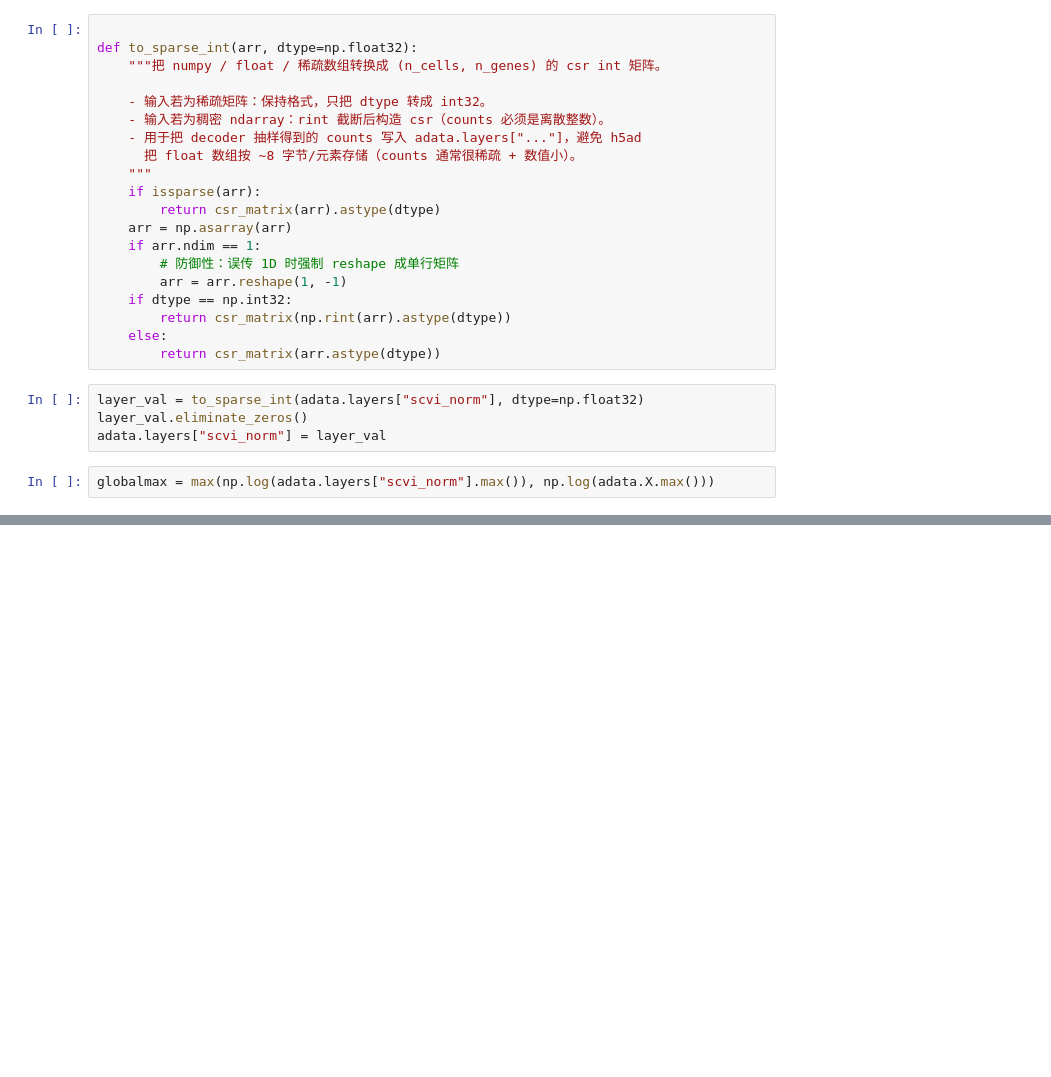
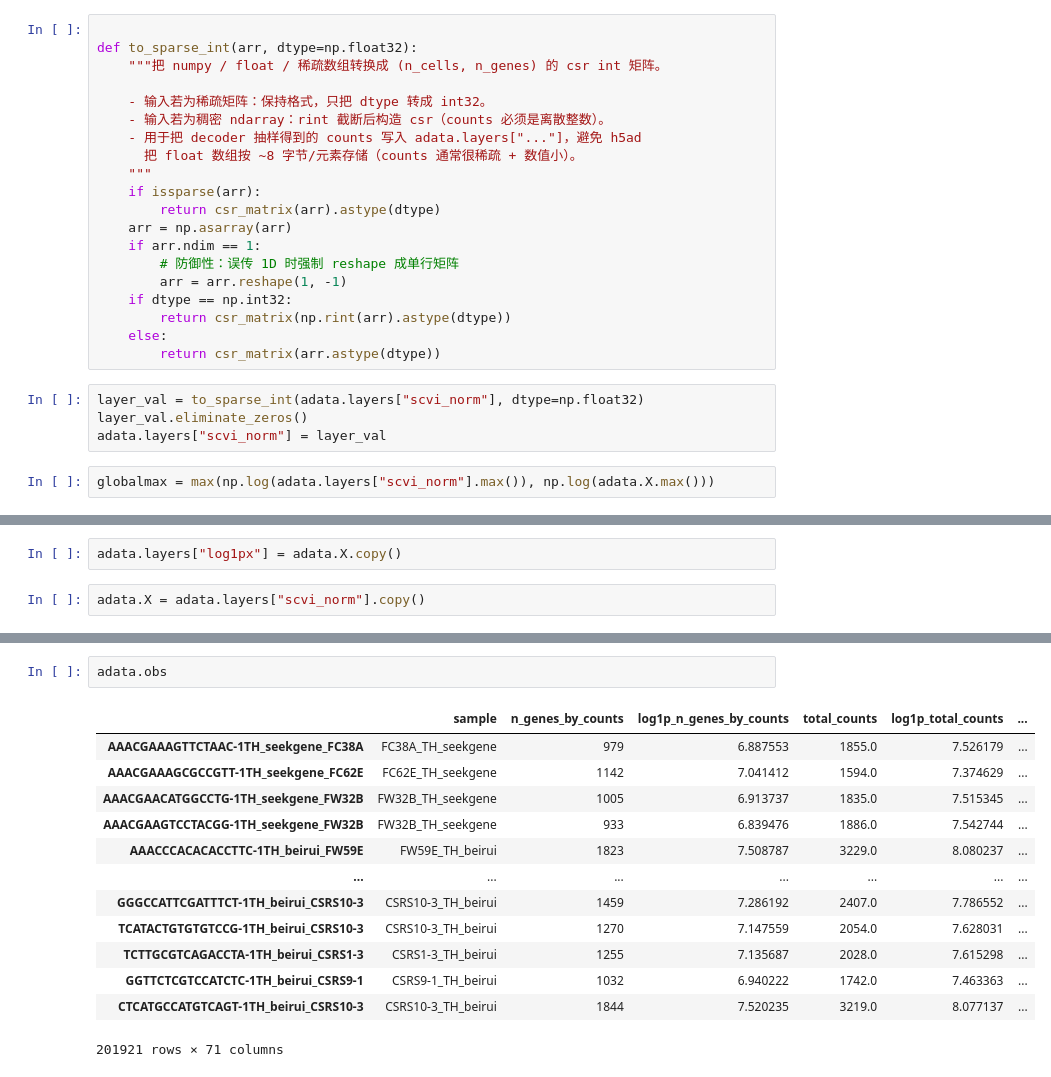
Before and after one commit to juychen/RUVDEG, a Jupyter notebook: postanalysis.ipynb, the cells around one changed output, grey strips where cells are left out. Saved outputs shown, nothing was run; the diff lists cells and outputs as text; blank space fills up the shorter version.

```diff
--- a/postanalysis.ipynb
+++ b/postanalysis.ipynb
@@ -245,0 +226,4 @@ sc.tl.rank_genes_groups(adata, groupby="company", method="wilcoxon", n_genes=ada
+# %%
+adata.layers["log1px"] = adata.X.copy()
+# %%
+adata.X = adata.layers["scvi_norm"].copy()
@@ -245,0 +303,16 @@ sc.tl.rank_genes_groups(adata, groupby="company", method="wilcoxon", n_genes=ada
+# %%
+adata.obs
+# %% [output]
+|  | sample | n_genes_by_counts | log1p_n_genes_by_counts | total_counts | log1p_total_counts | ... |
+| AAACGAAAGTTCTAAC-1TH_seekgene_FC38A | FC38A_TH_seekgene | 979 | 6.887553 | 1855.0 | 7.526179 | ... |
+| AAACGAAAGCGCCGTT-1TH_seekgene_FC62E | FC62E_TH_seekgene | 1142 | 7.041412 | 1594.0 | 7.374629 | ... |
+| AAACGAACATGGCCTG-1TH_seekgene_FW32B | FW32B_TH_seekgene | 1005 | 6.913737 | 1835.0 | 7.515345 | ... |
+| AAACGAAGTCCTACGG-1TH_seekgene_FW32B | FW32B_TH_seekgene | 933 | 6.839476 | 1886.0 | 7.542744 | ... |
+| AAACCCACACACCTTC-1TH_beirui_FW59E | FW59E_TH_beirui | 1823 | 7.508787 | 3229.0 | 8.080237 | ... |
+| ... | ... | ... | ... | ... | ... | ... |
+| GGGCCATTCGATTTCT-1TH_beirui_CSRS10-3 | CSRS10-3_TH_beirui | 1459 | 7.286192 | 2407.0 | 7.786552 | ... |
+| TCATACTGTGTGTCCG-1TH_beirui_CSRS10-3 | CSRS10-3_TH_beirui | 1270 | 7.147559 | 2054.0 | 7.628031 | ... |
+| TCTTGCGTCAGACCTA-1TH_beirui_CSRS1-3 | CSRS1-3_TH_beirui | 1255 | 7.135687 | 2028.0 | 7.615298 | ... |
+| GGTTCTCGTCCATCTC-1TH_beirui_CSRS9-1 | CSRS9-1_TH_beirui | 1032 | 6.940222 | 1742.0 | 7.463363 | ... |
+| CTCATGCCATGTCAGT-1TH_beirui_CSRS10-3 | CSRS10-3_TH_beirui | 1844 | 7.520235 | 3219.0 | 8.077137 | ... |
+201921 rows × 71 columns
```
Also changed, not shown: parts of 45 cells of this notebook, 1 other file.
